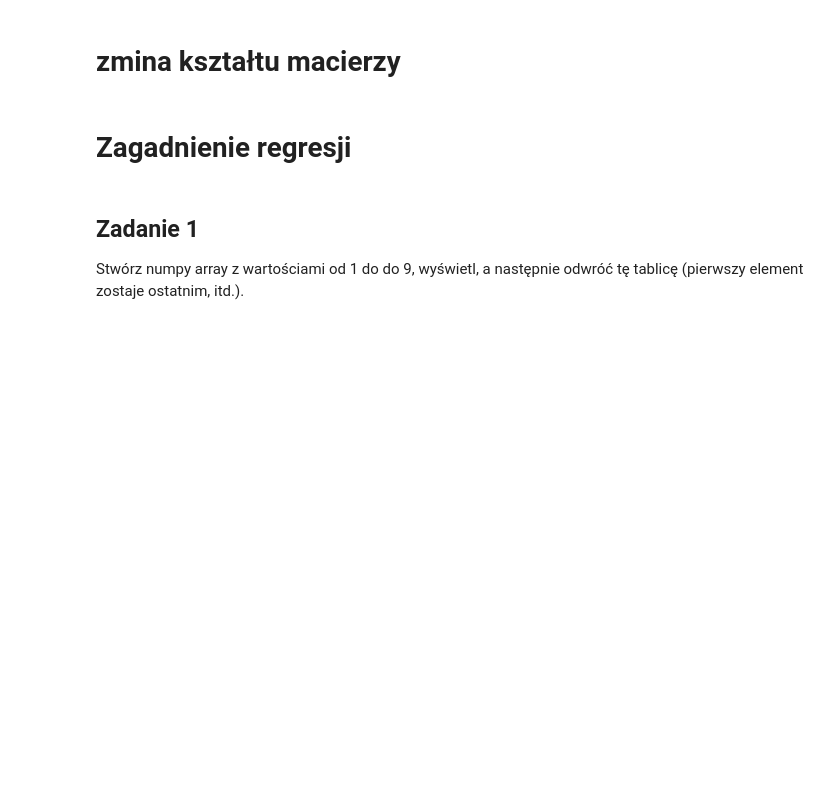
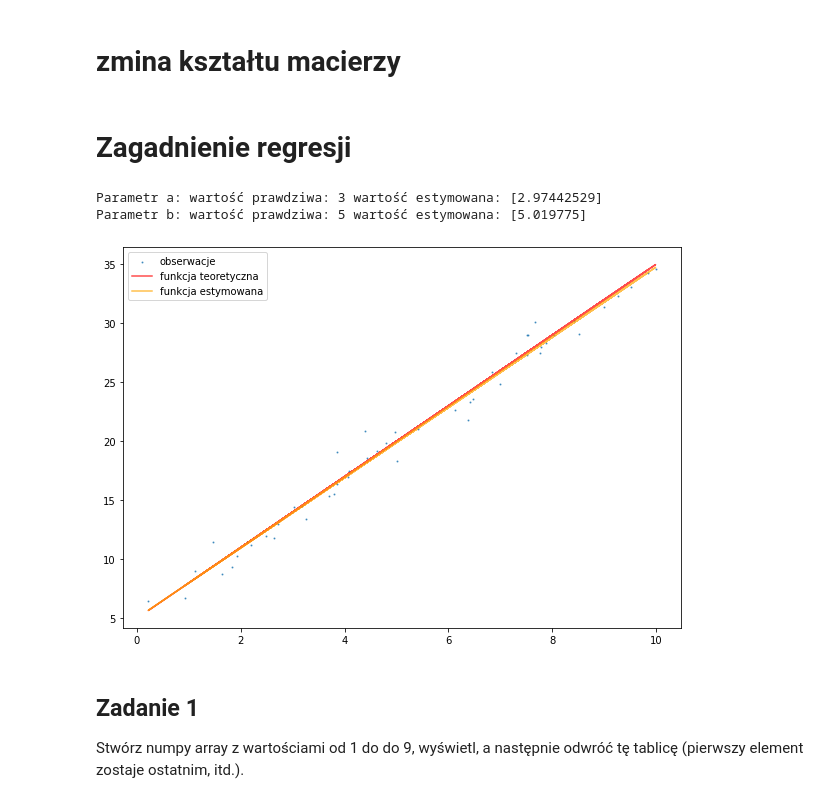
Before and after one commit to Kamil128/Learning_repo, a Jupyter notebook: Statystyka i prawdopodobieństwo/Algebra_liniowa.ipynb, the cells around one changed output. Saved outputs shown, nothing was run; the diff lists cells and outputs as text; code cells hidden in the pictures; blank space fills up the shorter version.

```diff
--- a/Statystyka i prawdopodobieństwo/Algebra_liniowa.ipynb
+++ b/Statystyka i prawdopodobieństwo/Algebra_liniowa.ipynb
@@ -329,33 +329,36 @@ C.reshape(3, 2, 2, 2).flatten()
 import numpy as np
 import matplotlib.pyplot as plt
 
+data = np.random.uniform(0, 10, size=(50, 1))
+noise = np.random.randn(X.size, 1)
 
-X = np.random.uniform(0, 10, size=(50))
-noise = np.random.randn(X.size)
 a, b = 3, 5
-Y_true = a * X + b
-Y = a * X + b + noise
-Yt = Y.reshape(-1, 1)  # Y musi być wektorem kolu`mnowym
+Y_true = a * data + b
+Y = a * data + b + noise
 
-Xr = X.reshape(-1, 1)
-Ib = np.ones(X.size).reshape(-1, 1)
-Xc = np.concatenate([Ib, Xr], axis=1)
+Intercept = np.ones((X.size, 1))
+X = np.concatenate([Intercept, data], axis=1)
 # %%
-est_param = np.linalg.inv(Xc.T.dot(Xc)).dot(Xc.T).dot(Yt)
+est_param = np.linalg.inv(X.T.dot(X)).dot(X.T).dot(Y)
 b_est = est_param[0]
 a_est = est_param[1]
 print(f"Parametr a: wartość prawdziwa: {a} wartość estymowana: {a_est}")
 print(f"Parametr b: wartość prawdziwa: {b} wartość estymowana: {b_est}")
+# %% [output]
+Parametr a: wartość prawdziwa: 3 wartość estymowana: [2.97442529]
+Parametr b: wartość prawdziwa: 5 wartość estymowana: [5.019775]
 # %%
 # funkcja estymowana
-Y_est = a_est * X + b_est
+Y_est = np.dot(X, est_param)
 # %%
 plt.figure(figsize=(10, 7))
-plt.scatter(X, Y, alpha=0.7, s=1, label='obserwacje')
-plt.plot(X, Y_true, color='red', label='funkcja teoretyczna', alpha=0.7)  # teoretyczna funkcja
-plt.plot(X, Y_est, color='orange', label='funkcja estymowana', alpha=0.7)  # estymowana funkcja
+plt.scatter(X[:, 1], Y, alpha=0.7, s=1, label='obserwacje')
+plt.plot(X[:, 1], Y_true, color='red', label='funkcja teoretyczna', alpha=0.7)  # teoretyczna funkcja
+plt.plot(X[:, 1], Y_est, color='orange', label='funkcja estymowana', alpha=0.7)  # estymowana funkcja
 plt.legend()
 plt.show()
+# %% [output]
+[figure, added]
 # %% [markdown]
 ## Zadanie 1
 Stwórz numpy array z wartościami od 1 do do 9, wyświetl, a następnie odwróć tę tablicę (pierwszy element zostaje ostatnim, itd.).
```
Also changed, not shown: 2 other files.
